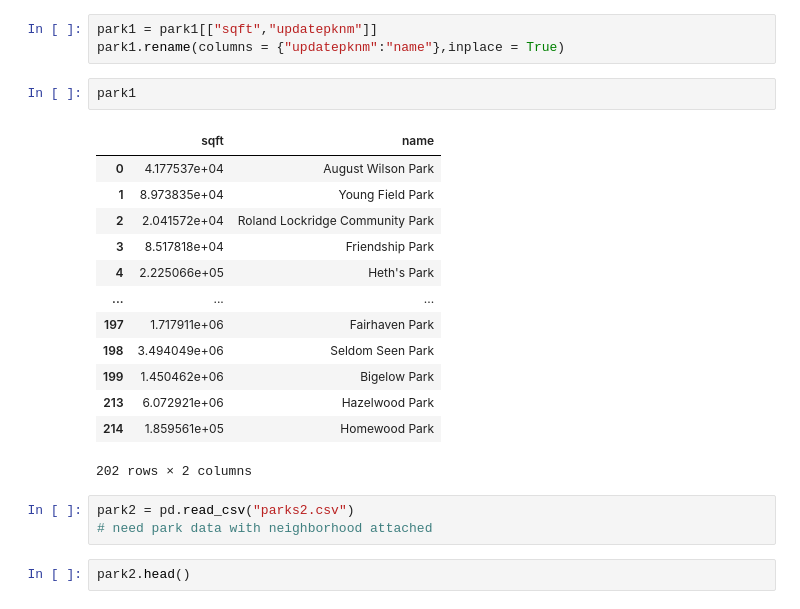
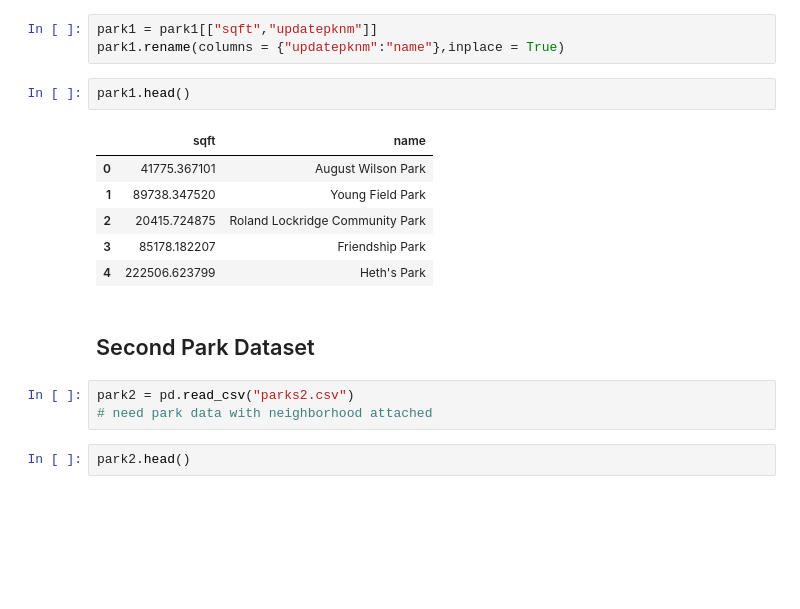
Before and after one commit to cj-haas/Big_Ideas_Final, a Jupyter notebook: where_to_buck.ipynb, the cells around one changed output. Cells and saved outputs as stored; diff of their text form; blank space fills up the shorter version.

```diff
--- a/where_to_buck.ipynb
+++ b/where_to_buck.ipynb
@@ -40,24 +57,19 @@ park1.dropna(inplace=True)
 park1 = park1[["sqft","updatepknm"]]
 park1.rename(columns = {"updatepknm":"name"},inplace = True)
 # %%
-park1
+park1.head()
 # %% [output]
 |  | sqft | name |
-| 0 | 4.177537e+04 | August Wilson Park |
-| 1 | 8.973835e+04 | Young Field Park |
-| 2 | 2.041572e+04 | Roland Lockridge Community Park |
-| 3 | 8.517818e+04 | Friendship Park |
-| 4 | 2.225066e+05 | Heth's Park |
-| ... | ... | ... |
-| 197 | 1.717911e+06 | Fairhaven Park |
-| 198 | 3.494049e+06 | Seldom Seen Park |
-| 199 | 1.450462e+06 | Bigelow Park |
-| 213 | 6.072921e+06 | Hazelwood Park |
-| 214 | 1.859561e+05 | Homewood Park |
+| 0 | 41775.367101 | August Wilson Park |
+| 1 | 89738.347520 | Young Field Park |
+| 2 | 20415.724875 | Roland Lockridge Community Park |
+| 3 | 85178.182207 | Friendship Park |
+| 4 | 222506.623799 | Heth's Park |
-202 rows × 2 columns
-# %%
-park2 = pd.read_csv("parks2.csv")
-# need park data with neighborhood attached
+# %% [markdown]
+## Second Park Dataset
+# %%
+park2 = pd.read_csv("parks2.csv")
+# need park data with neighborhood attached
 # %%
 park2.head()
 # %% [output]
```
Also changed, not shown: parts of 13 cells of this notebook.
